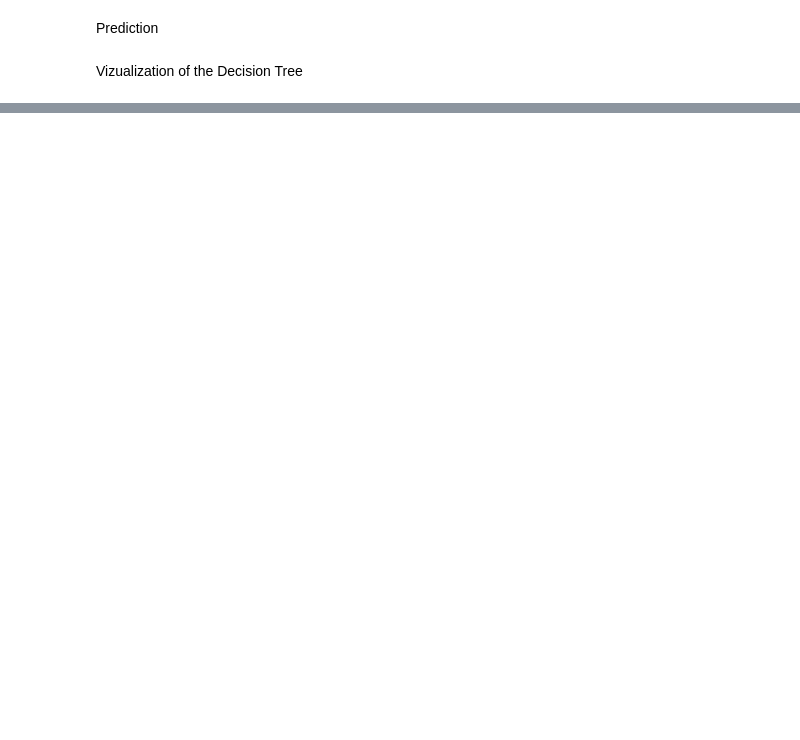
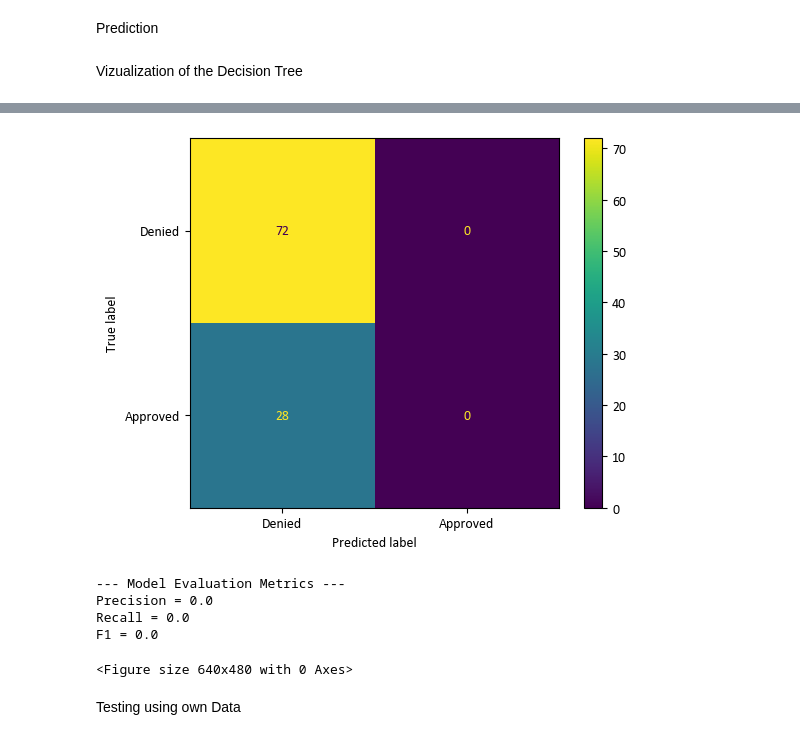
Before and after one commit to SoftwareReboot/MachineLearning-Model, a Jupyter notebook: Decision Tree.ipynb, the cells around one changed output, grey strips where cells are left out. Saved outputs shown, nothing was run; the diff lists cells and outputs as text; code cells hidden in the pictures; blank space fills up the shorter version.

```diff
--- a/Decision Tree.ipynb
+++ b/Decision Tree.ipynb
@@ -153,0 +184,12 @@ graph
+# %%
+evaluate_model(model, X_test, Y_test)
+plt.savefig('Testing_performance.png',facecolor='white',bbox_inches="tight")
+# %% [output]
+[figure, added]
+--- Model Evaluation Metrics ---
+Precision = 0.0
+Recall = 0.0
+F1 = 0.0
+<Figure size 640x480 with 0 Axes>
+# %% [markdown]
+Testing using own Data
```
Also changed, not shown: parts of 12 cells of this notebook, 2 other files.
